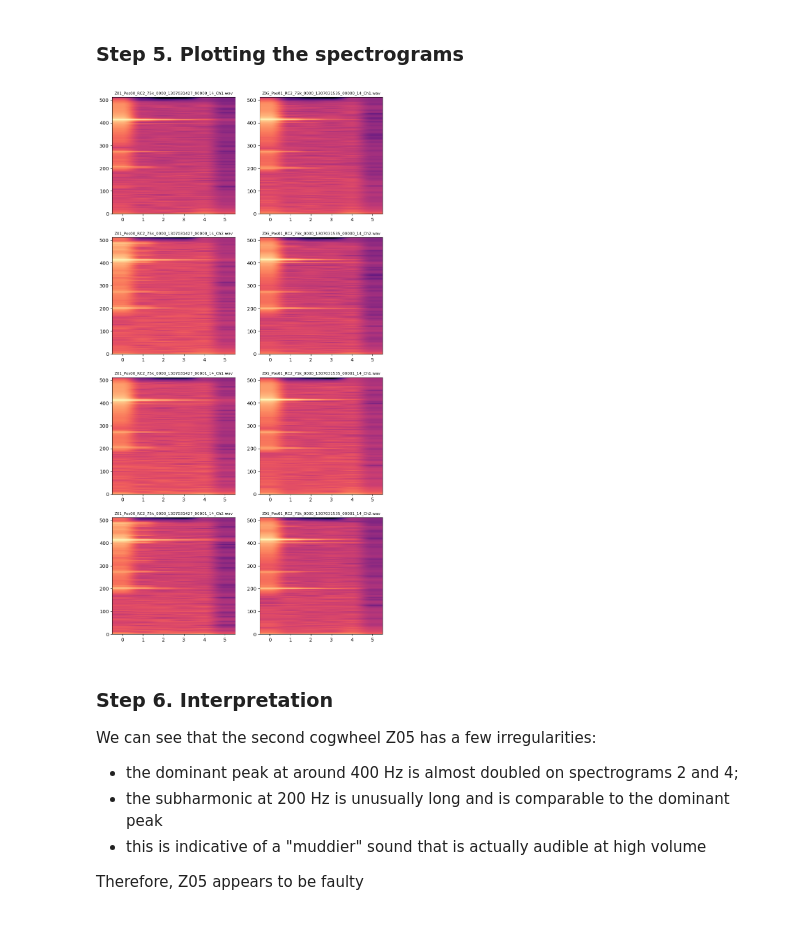
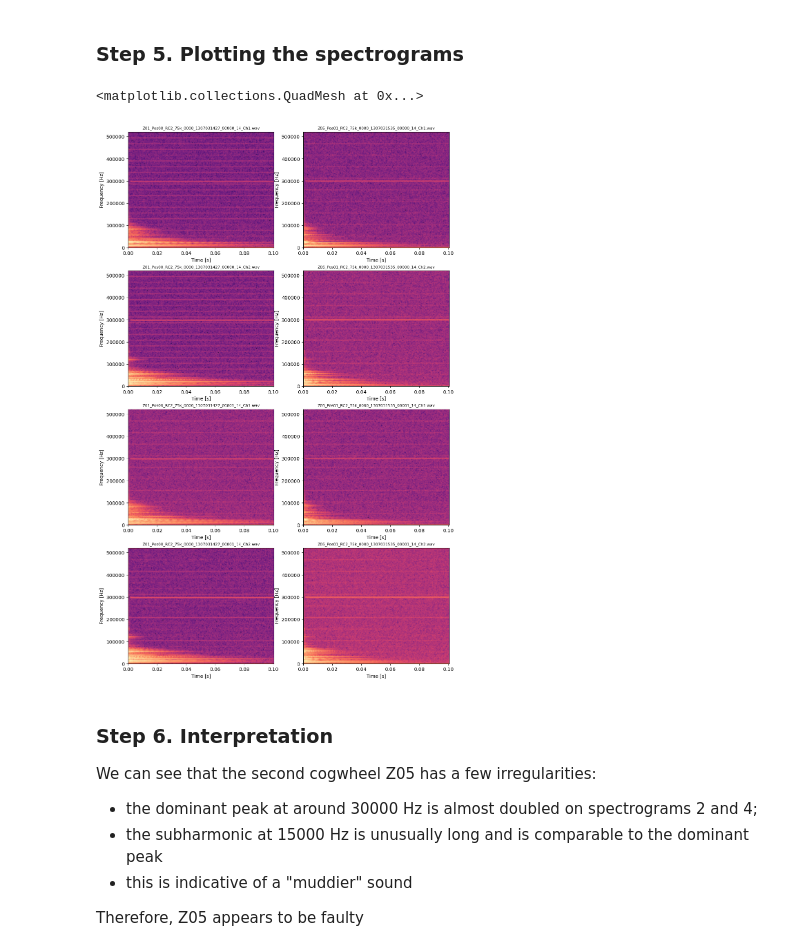
Before and after one commit to DmiPy/AI-in-material-diagnostics, a Jupyter notebook: KIiMD_project1/KIiMD_project1_Gasanov-10.05.ipynb, the cells around one changed output. Drawn from its saved outputs; the diff is of its cells as text; code cells hidden in the pictures.

```diff
--- a/KIiMD_project1/KIiMD_project1_Gasanov-10.05.ipynb
+++ b/KIiMD_project1/KIiMD_project1_Gasanov-10.05.ipynb
@@ -20,6 +29,6 @@ for f in file_names:
 # %% [markdown]
 ### Step 2. Extracting the metadata and preparing a data frame
 # %%
-parts = [f.split('_') for f in file_names]
+parts = [f.split('_') for f in file_paths]
 print(parts)
 # %% [output]
@@ -27,7 +36,7 @@ print(parts)
 # %%
 md = []
-for j in range(len(file_names)):
-     md.append({'fn':file_names[j], 'sig': sounds[j], 'spec': parts[j][0], 'mID': parts[j][4],
+for j in range(len(file_paths)):
+     md.append({'fn':file_paths[j][4:], 'sig': sounds[j], 'spec': parts[j][0][4:], 'mID': parts[j][4],
             'time': parts[j][5], 'rid': parts[j][6], 'sID': (parts[j][-1].split('.'))[0]})
 print(md[0])
 # %% [output]
@@ -38,17 +47,21 @@ print(md[0])
 # %%
 # logarithmic amplitude scaling is used to amplify the quieter harmonics
 
-def plot_spectrogramm(signal, title, ax):
-    ax.imshow(np.log10(np.abs(signal[2]))*20 + 1e-10,
-                   aspect='auto',
-                   origin='lower',
-                   cmap='magma')
-    ax.set_title(title, size = 8)
+def plot_spectrogram(signal, title, ax):
+    f, t, Zxx = signal
+    magnitude = 20 * np.log10(np.abs(Zxx) + 1e-10)  # Convert to dB
+    max_freq = 75000
+
+    pcm = ax.pcolormesh(t, f, magnitude, shading='gouraud', cmap='magma')
+    ax.set_title(title, fontsize=8)
+    ax.set_ylabel("Frequency [Hz]")
+    ax.set_xlabel("Time [s]")
+    return pcm
 # %% [markdown]
 ### Step 4. Performing a short-time Fourier transform
 # %%
-# Higher resolution and Hann window have shown more consistent results.
+# Hann window has shown more consistent results.
 
 for i in range(len(md)):
-    signal1 = sc.stft(md[i]['sig'], nperseg=1024, window='hann')
+    signal1 = sc.stft(md[i]['sig'], nperseg=512, fs=sr, noverlap=64, window='hann')
     md[i].update({'stft': signal1})
@@ -57,24 +90,25 @@ for i in range(len(md)):
 # %%
 # The first cogwheel (Z01) is on the left, the second one (Z05) is on the right
 
 
-fig, ax = plt.subplots(nrows=4, ncols=2, figsize = (10, 20))
-plot_spectrogramm(md[0]['stft'], md[0]['fn'], ax[0, 0])
-plot_spectrogramm(md[4]['stft'], md[4]['fn'], ax[0, 1])
-plot_spectrogramm(md[1]['stft'], md[1]['fn'], ax[1, 0])
-plot_spectrogramm(md[5]['stft'], md[5]['fn'], ax[1, 1])
-plot_spectrogramm(md[2]['stft'], md[2]['fn'], ax[2, 0])
-plot_spectrogramm(md[6]['stft'], md[6]['fn'], ax[2, 1])
-plot_spectrogramm(md[3]['stft'], md[3]['fn'], ax[3, 0])
-plot_spectrogramm(md[7]['stft'], md[7]['fn'], ax[3, 1])
+fig, ax = plt.subplots(nrows=4, ncols=2, figsize = (12, 20))
+plot_spectrogram(md[0]['stft'], md[0]['fn'], ax[0, 0])
+plot_spectrogram(md[4]['stft'], md[4]['fn'], ax[0, 1])
+plot_spectrogram(md[1]['stft'], md[1]['fn'], ax[1, 0])
+plot_spectrogram(md[5]['stft'], md[5]['fn'], ax[1, 1])
+plot_spectrogram(md[2]['stft'], md[2]['fn'], ax[2, 0])
+plot_spectrogram(md[6]['stft'], md[6]['fn'], ax[2, 1])
+plot_spectrogram(md[3]['stft'], md[3]['fn'], ax[3, 0])
+plot_spectrogram(md[7]['stft'], md[7]['fn'], ax[3, 1])
 # %% [output]
+<matplotlib.collections.QuadMesh at 0x...>
-[figure, old version]
+[figure, new version]
 # %% [markdown]
 ### Step 6. Interpretation
 
 We can see that the second cogwheel Z05 has a few irregularities:
- - the dominant peak at around 400 Hz is almost doubled on spectrograms 2 and 4;
- - the subharmonic at 200 Hz is unusually long and is comparable to the dominant peak
- - this is indicative of a "muddier" sound that is actually audible at high volume
+ - the dominant peak at around 30000 Hz is almost doubled on spectrograms 2 and 4;
+ - the subharmonic at 15000 Hz is unusually long and is comparable to the dominant peak
+ - this is indicative of a "muddier" sound
 
 Therefore, Z05 appears to be faulty
```
Also changed, not shown: parts of 4 cells of this notebook.
